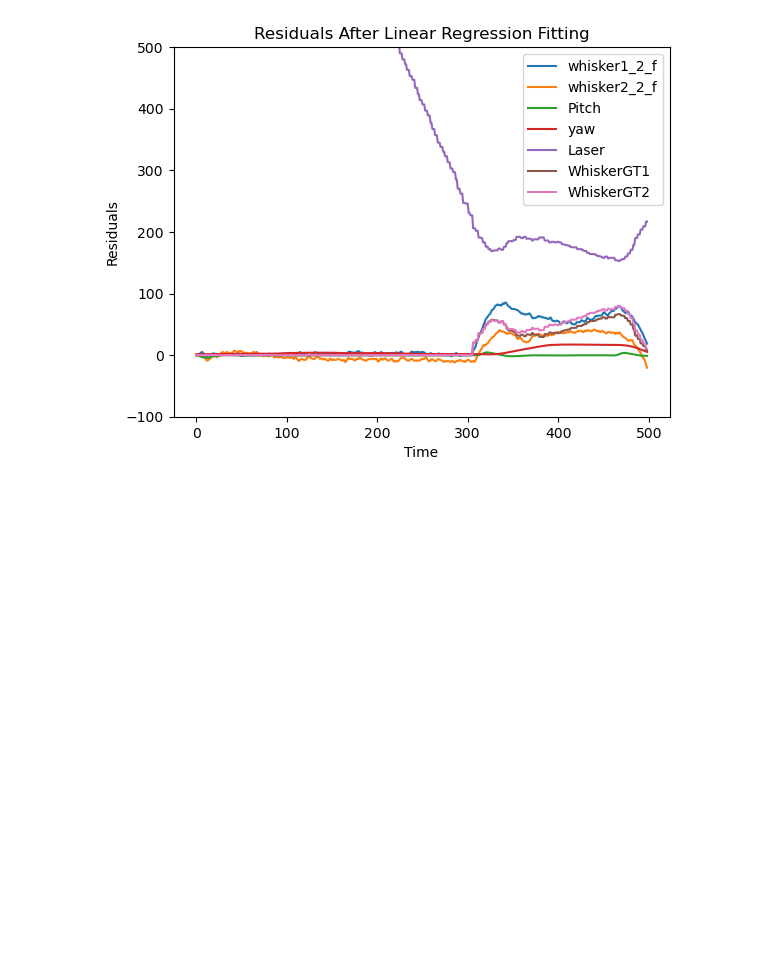
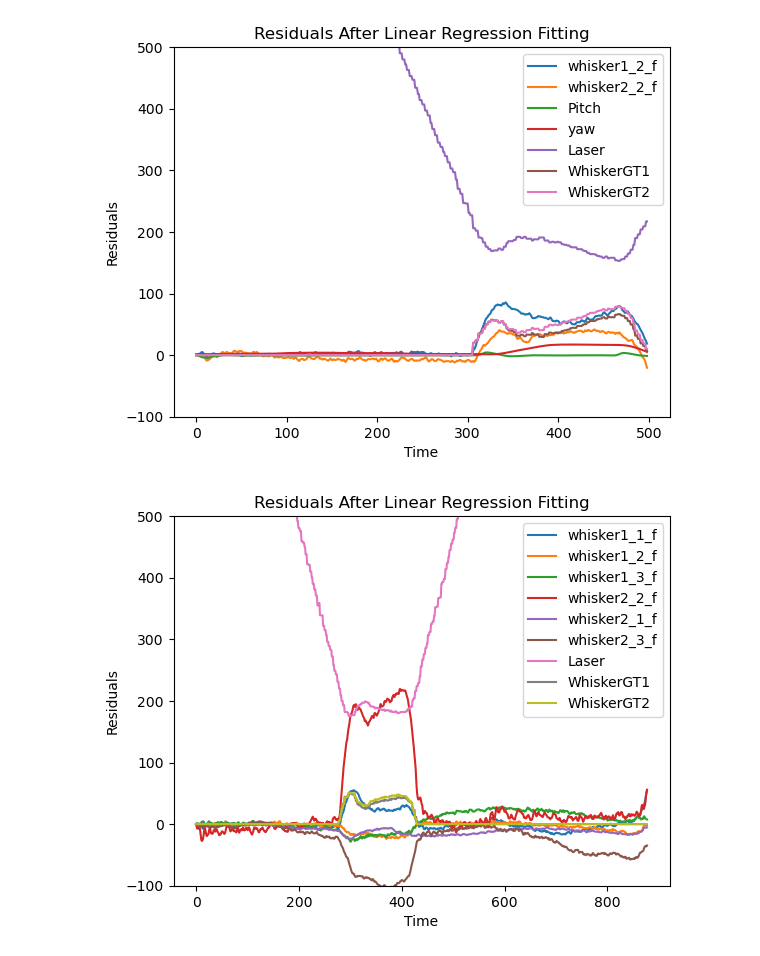
Before and after one commit to TacYee/autonomous-fly, a Jupyter notebook: Optitrack/plotter2.ipynb, the cells around one changed output. Saved outputs shown, nothing was run; the diff lists cells and outputs as text; code cells hidden in the pictures; blank space fills up the shorter version.

Commit message:
update 10 sweep and 3 channel whisker model

```diff
--- a/Optitrack/plotter2.ipynb
+++ b/Optitrack/plotter2.ipynb
@@ -469,3 +469,61 @@ new_data = pd.DataFrame({
 new_data.to_csv('dataanalyse/0319/data5.csv', index=False)
 # %% [output]
 [figure]
+# %%
+# 取前500
+data = pd.read_csv('data/20240326/sweep12.csv')
+pressure = data.iloc[1:, 7:13].values
+laser = data.iloc[1:, -1].values
+yaw = data.iloc[1:, -3].values
+position=data.iloc[1:,1:4].values
+velocity=data.iloc[1:,4:7].values
+whiskergt1=laser+25*np.tan(np.radians(yaw))
+whiskergt2=laser-25*np.tan(np.radians(yaw))
+whiskergt1 = np.where(whiskergt1 > 227, 0, 227 - whiskergt1)
+whiskergt2 = np.where(whiskergt2 > 225, 0, 225 - whiskergt2)
+pitch = data.iloc[1:, -2].values
+# 时间步长
+time_steps = np.arange(len(pressure))
+
+# 创建线性回归模型
+model = CustomLinearRegression()
+
+# 初始化残差数组
+residuals = np.zeros_like(pressure)
+
+# 拟合前100个数据点的压力数据
+for i in range(pressure.shape[1]):
+    model.fit(time_steps[0:100], pressure[0:100, i])
+    predicted_pressure = model.predict(time_steps)
+    residuals[:, i] = pressure[:, i] - predicted_pressure
+
+filtered_pressure = apply_bandpass_filter(residuals,0.05,3,50)
+
+
+# plt.plot(residuals[:, 0] , label=f"whisker1_1")
+# plt.plot(residuals[:, 1] , label=f"whisker1_2")
+# plt.plot(residuals[:, 2] , label=f"whisker1_3")
+# # plt.plot(residuals[:, 3] , label=f"whisker2_1")
+# plt.plot(residuals[:, 4] , label=f"whisker2_2")
+# plt.plot(residuals[:, 5] , label=f"whisker2_3")
+
+plt.plot(filtered_pressure[:, 0] , label=f"whisker1_1_f")
+plt.plot(filtered_pressure[:, 1] , label=f"whisker1_2_f")
+plt.plot(filtered_pressure[:, 2] , label=f"whisker1_3_f")
+plt.plot(filtered_pressure[:, 4] , label=f"whisker2_2_f")
+plt.plot(filtered_pressure[:, 3] , label=f"whisker2_1_f")
+plt.plot(filtered_pressure[:, 5] , label=f"whisker2_3_f")
+# 绘制其他数据
+# plt.plot(pitch, label="Pitch")
+# plt.plot(yaw, label="yaw")
+plt.plot(laser, label="Laser")
+plt.plot(whiskergt1, label="WhiskerGT1")
+plt.plot(whiskergt2, label="WhiskerGT2")
+plt.legend()
+plt.xlabel("Time")
+plt.ylabel("Residuals")
+plt.ylim(-100, 500)
+plt.title("Residuals After Linear Regression Fitting")
+plt.show()
+# %% [output]
+[figure, added]
```
Also changed, not shown: parts of 2 cells of this notebook, 57 other files.
